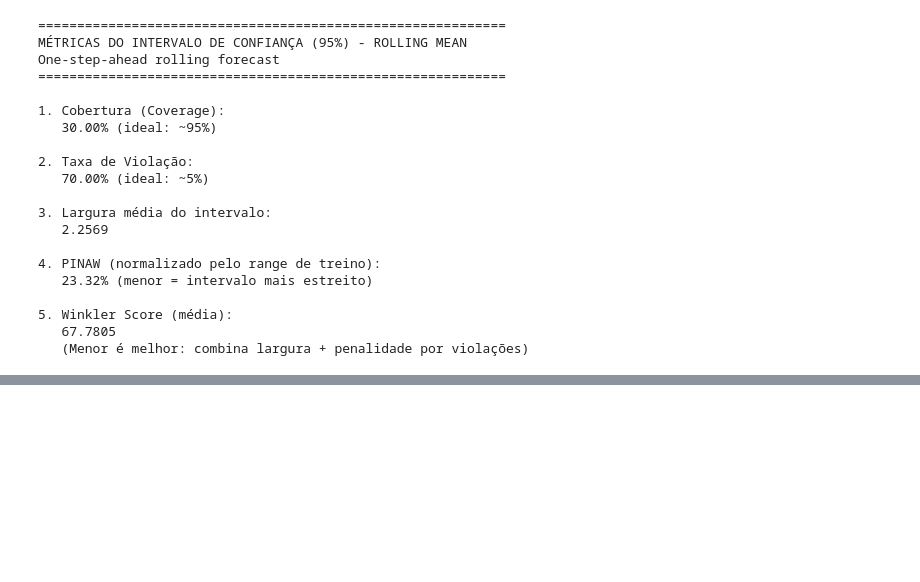
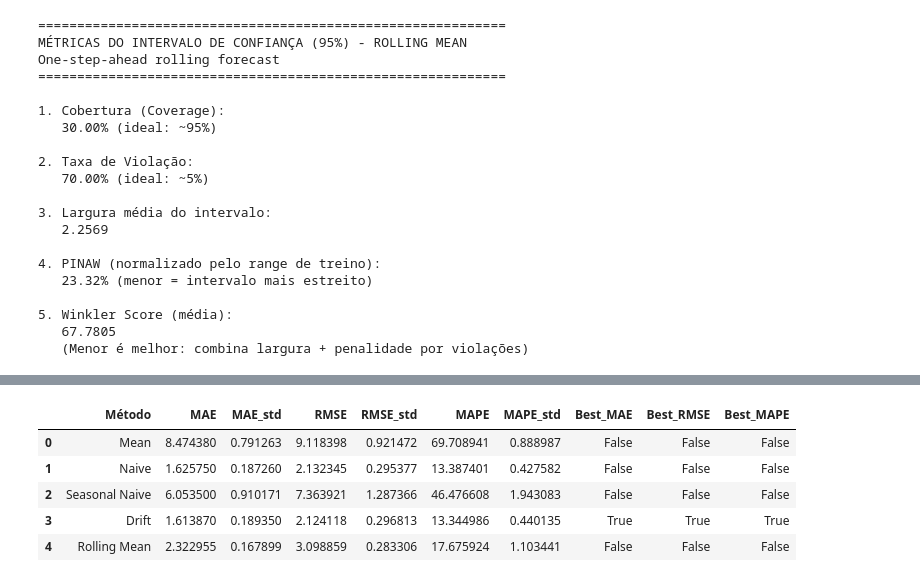
Before and after one commit to eduardammag/time-series, a Jupyter notebook: baselines/Baselines.ipynb, the cells around one changed output, grey strips where cells are left out. Drawn from its saved outputs; the diff is of its cells as text; code cells hidden in the pictures; blank space fills up the shorter version.

```diff
--- a/baselines/Baselines.ipynb
+++ b/baselines/Baselines.ipynb
@@ -1488,0 +1491,77 @@ One-step-ahead rolling forecast
+# %%
+# Tabela comparativa de todos os baselines
+import pandas as pd
+
+# Resumo de cada método
+summary_data = {
+    "Método": ["Mean", "Naive", "Seasonal Naive", "Drift", "Rolling Mean"],
+    "MAE": [
+        res_mean["MAE"].mean(),
+        res_naive["MAE"].mean(),
+        res_seasonal_naive["MAE"].mean(),
+        res_drift["MAE"].mean(),
+        res_rolling_mean["MAE"].mean()
+    ],
+    "MAE_std": [
+        res_mean["MAE"].std(),
+        res_naive["MAE"].std(),
+        res_seasonal_naive["MAE"].std(),
+        res_drift["MAE"].std(),
+        res_rolling_mean["MAE"].std()
+    ],
+    "RMSE": [
+        res_mean["RMSE"].mean(),
+        res_naive["RMSE"].mean(),
+        res_seasonal_naive["RMSE"].mean(),
+        res_drift["RMSE"].mean(),
+        res_rolling_mean["RMSE"].mean()
+    ],
+    "RMSE_std": [
+        res_mean["RMSE"].std(),
+        res_naive["RMSE"].std(),
+        res_seasonal_naive["RMSE"].std(),
+        res_drift["RMSE"].std(),
+        res_rolling_mean["RMSE"].std()
+    ],
+    "MAPE": [
+        res_mean["MAPE"].mean(),
+        res_naive["MAPE"].mean(),
+        res_seasonal_naive["MAPE"].mean(),
+        res_drift["MAPE"].mean(),
+        res_rolling_mean["MAPE"].mean()
+    ],
+    "MAPE_std": [
+        res_mean["MAPE"].std(),
+        res_naive["MAPE"].std(),
+        res_seasonal_naive["MAPE"].std(),
+        res_drift["MAPE"].std(),
+        res_rolling_mean["MAPE"].std()
+    ]
+}
+
+comparison_df = pd.DataFrame(summary_data)
+
+# Identifica o melhor modelo para cada métrica (menor é melhor)
+comparison_df["Best_MAE"] = comparison_df["MAE"] == comparison_df["MAE"].min()
+comparison_df["Best_RMSE"] = comparison_df["RMSE"] == comparison_df["RMSE"].min()
+comparison_df["Best_MAPE"] = comparison_df["MAPE"] == comparison_df["MAPE"].min()
+
+print("=" * 80)
+print("COMPARAÇÃO DE BASELINES - MÉTRICAS DE ERRO")
+print("=" * 80)
+display(comparison_df)
+
+# Salva tabela
+# comparison_df.to_csv("baseline_comparison.csv", index=False)
+
+# Identifica o melhor modelo overall
+print("\n" + "=" * 80)
+print("MELHOR MODELO POR MÉTRICA:")
+print("=" * 80)
+for metric in ["MAE", "RMSE", "MAPE"]:
+    best_idx = comparison_df[metric].idxmin()
+    best_model = comparison_df.loc[best_idx, "Método"]
+    best_value = comparison_df.loc[best_idx, metric]
+    best_std = comparison_df.loc[best_idx, f"{metric}_std"]
+    print(f"{metric:10s}: {best_model:20s} ({best_value:.4f} ± {best_std:.4f})")
+# %% [output]
@@ -1488,0 +1571,6 @@ One-step-ahead rolling forecast
+|  | Método | MAE | MAE_std | RMSE | RMSE_std | MAPE | MAPE_std | Best_MAE | Best_RMSE | Best_MAPE |
+| 0 | Mean | 8.474380 | 0.791263 | 9.118398 | 0.921472 | 69.708941 | 0.888987 | False | False | False |
+| 1 | Naive | 1.625750 | 0.187260 | 2.132345 | 0.295377 | 13.387401 | 0.427582 | False | False | False |
+| 2 | Seasonal Naive | 6.053500 | 0.910171 | 7.363921 | 1.287366 | 46.476608 | 1.943083 | False | False | False |
+| 3 | Drift | 1.613870 | 0.189350 | 2.124118 | 0.296813 | 13.344986 | 0.440135 | True | True | True |
+| 4 | Rolling Mean | 2.322955 | 0.167899 | 3.098859 | 0.283306 | 17.675924 | 1.103441 | False | False | False |
```
Also changed, not shown: parts of 7 cells of this notebook.
